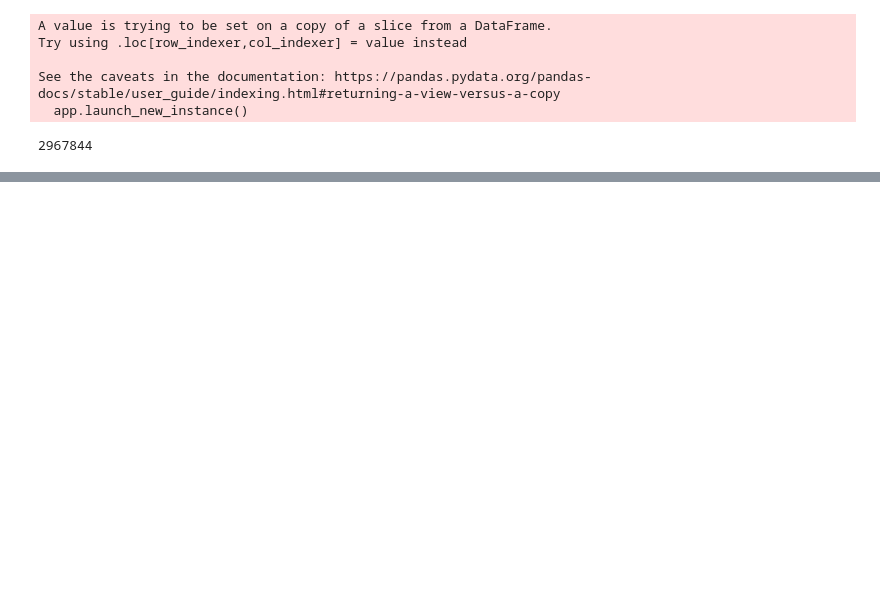
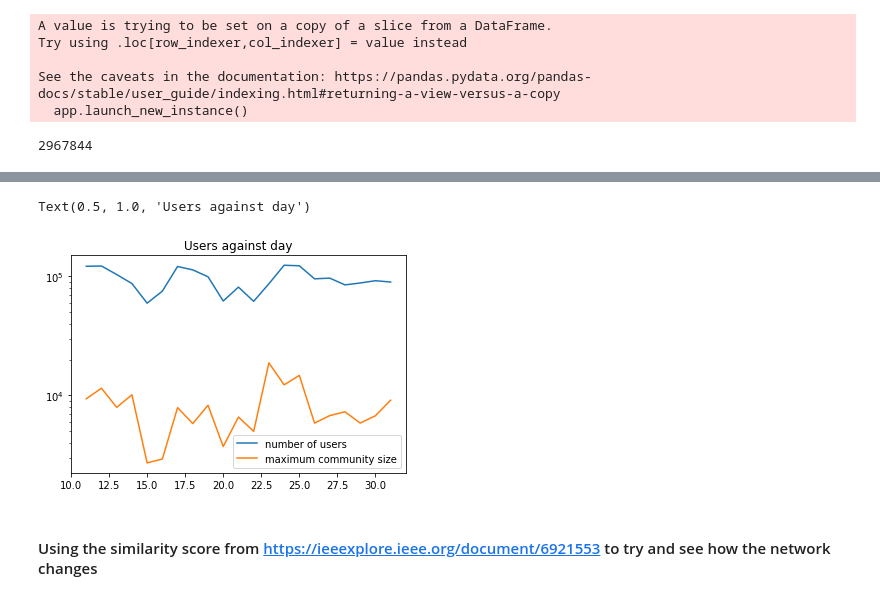
Before and after one commit to yuhsin-huang/Math168Project, a Jupyter notebook: twitter.ipynb, the cells around one changed output, grey strips where cells are left out. Cells and saved outputs as stored; diff of their text form; code cells hidden in the pictures; blank space fills up the shorter version.

```diff
--- a/twitter.ipynb
+++ b/twitter.ipynb
@@ -64,0 +131,12 @@ len(completed_df)
+# %%
+# compares the users vs largest community size per day
+plt.plot(days, nums, label='number of users')
+plt.plot( days, maxes, label='maximum community size')
+plt.yscale('log')
+plt.legend()
+plt.title('Users against day')
+# %% [output]
+Text(0.5, 1.0, 'Users against day')
+[figure, added]
+# %% [markdown]
+#### Using the similarity score from https://ieeexplore.ieee.org/document/6921553 to try and see how the network changes
```
Also changed, not shown: parts of 24 cells of this notebook.
